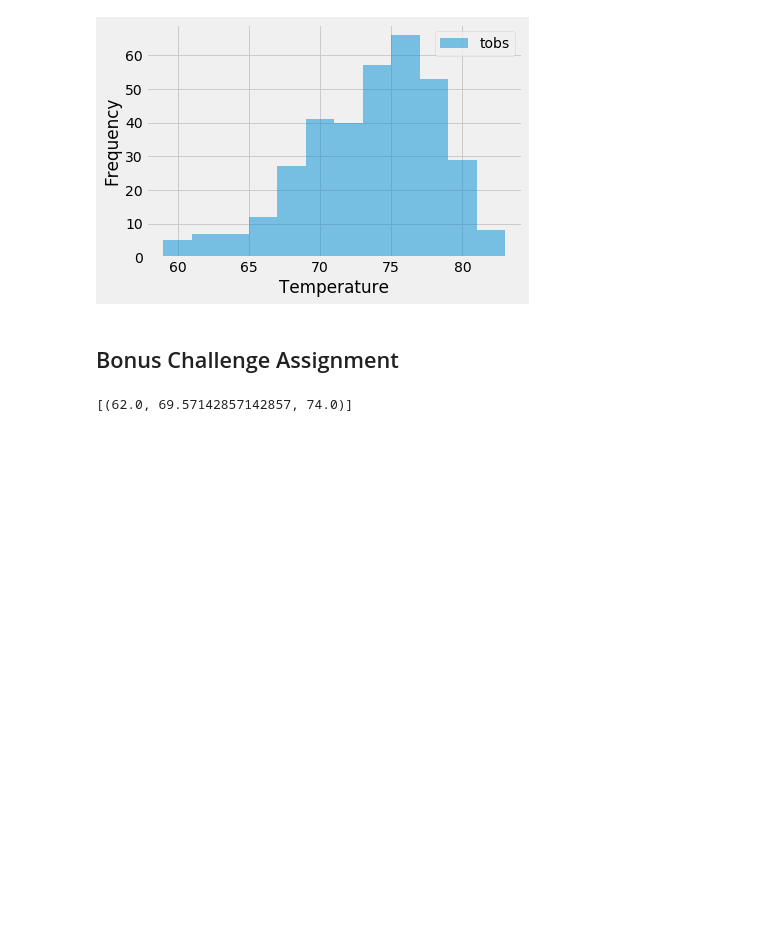
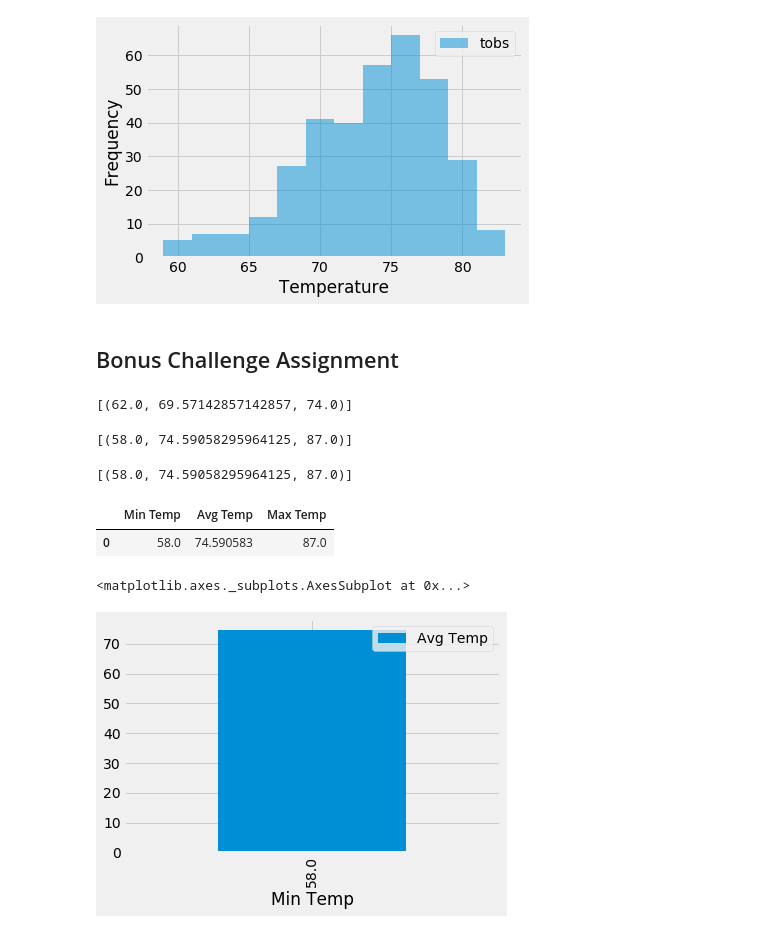
Before and after one commit to heranmane/Climate-Analysis-and-Exploration, a Jupyter notebook: climate_starter.ipynb, the cells around one changed output. Drawn from its saved outputs; the diff is of its cells as text; code cells hidden in the pictures; blank space fills up the shorter version.

```diff
--- a/climate_starter.ipynb
+++ b/climate_starter.ipynb
@@ -237,8 +212,45 @@ print(calc_temps('2012-02-28', '2012-03-05'))
+# %%
+# Use your previous function `calc_temps` to calculate the tmin, tavg, and tmax
+# for your trip using the previous year's data for those same dates.
+def calc_temps(start_date, end_date):
+    """TMIN, TAVG, and TMAX for a list of dates.
+
+    Args:
+        start_date (string): A date string in the format %Y-%m-%d
+        end_date (string): A date string in the format %Y-%m-%d
+
+    Returns:
+        TMIN, TAVE, and TMAX
+    """
+
+    return session.query(func.min(Measurement.tobs), func.avg(Measurement.tobs), func.max(Measurement.tobs)).\
+        filter(Measurement.date >= start_date).filter(Measurement.date <= end_date).all()
+
+# function usage exampl2
+print(calc_temps('2016-08-23', '2017-08-23'))
+# %% [output]
+[(58.0, 74.59058295964125, 87.0)]
 # %%
 # Plot the results from your previous query as a bar chart.
 # Use "Trip Avg Temp" as your Title
 # Use the average temperature for the y value
 # Use the peak-to-peak (tmax-tmin) value as the y error bar (yerr)
+
+trip_query=calc_temps('2016-08-23', '2017-08-23')
+print(trip_query)
+trip_df=pd.DataFrame(trip_query,columns=['Min Temp', 'Avg Temp', 'Max Temp'])
+trip_df
+# %% [output]
+[(58.0, 74.59058295964125, 87.0)]
+|  | Min Temp | Avg Temp | Max Temp |
+| 0 | 58.0 | 74.590583 | 87.0 |
+# %%
+y_error=trip_df['Max Temp']-trip_df['Min Temp']
+ax=trip_df.plot.bar(x=0,y= 'Avg Temp',yerr=y_error)
+ax
+# %% [output]
+<matplotlib.axes._subplots.AxesSubplot at 0x...>
+[figure, added]
 # %%
 # Calculate the total amount of rainfall per weather station for your trip dates using the previous year's matching dates.
 # Sort this in descending order by precipitation amount and list the station, name, latitude, longitude, and elevation
```
Also changed, not shown: parts of 3 cells of this notebook, 3 other files.
